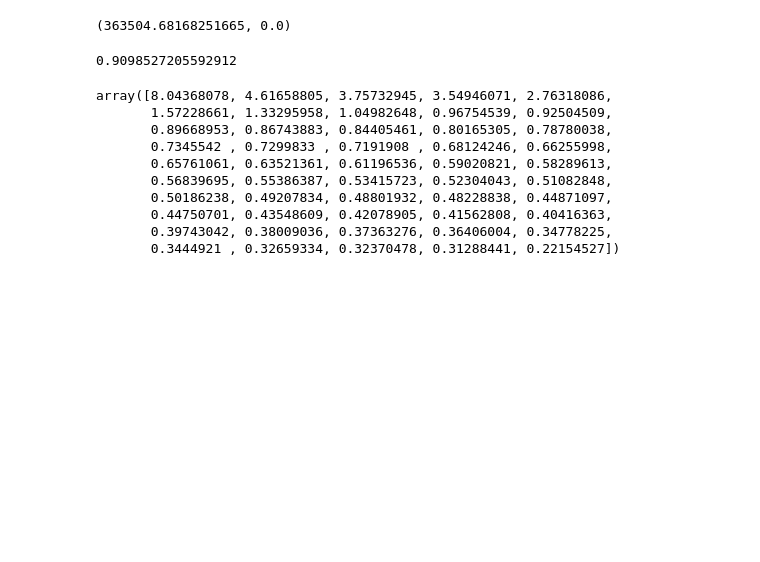
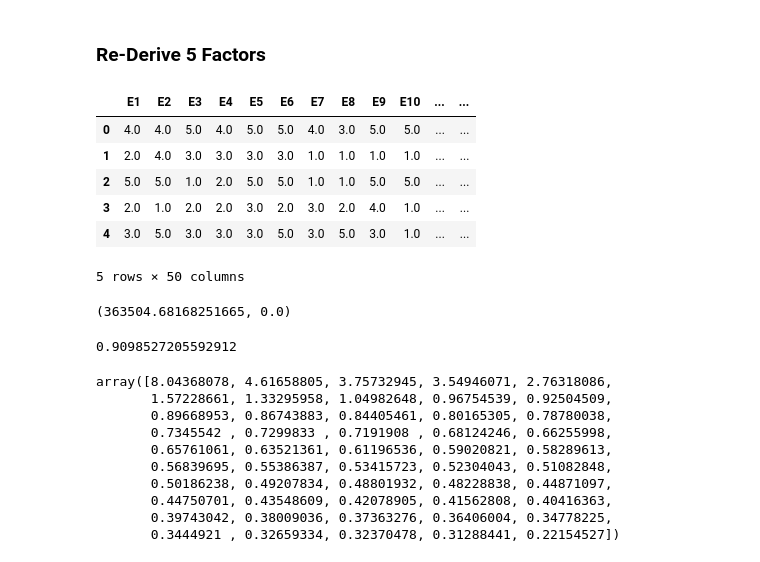
Before and after one commit to rorycochrane/Big5PersonalityModel, a Jupyter notebook: 2_Factor_Analysis.ipynb, the cells around one changed output. Saved outputs shown, nothing was run; the diff lists cells and outputs as text; code cells hidden in the pictures; blank space fills up the shorter version.

```diff
--- a/2_Factor_Analysis.ipynb
+++ b/2_Factor_Analysis.ipynb
@@ -13,6 +15,0 @@ df = pd.read_csv('answers.csv')
-# %%
-from factor_analyzer.factor_analyzer import calculate_bartlett_sphericity
-chi_square_value,p_value=calculate_bartlett_sphericity(df)
-chi_square_value, p_value
-# %% [output]
-(363504.68168251665, 0.0)
@@ -22,7 +16,33 @@ kmo_all,kmo_model=calculate_kmo(df)
-# %%
-kmo_model
-# %% [output]
-0.9098527205592912
+# %% [markdown]
+### Re-Derive 5 Factors
+# %%
+# load preprocessed data from notebook 1
+df = pd.read_csv('answers.csv')
+df.head()
+# %% [output]
+|  | E1 | E2 | E3 | E4 | E5 | E6 | E7 | E8 | E9 | E10 | ... | ... |
+| 0 | 4.0 | 4.0 | 5.0 | 4.0 | 5.0 | 5.0 | 4.0 | 3.0 | 5.0 | 5.0 | ... | ... |
+| 1 | 2.0 | 4.0 | 3.0 | 3.0 | 3.0 | 3.0 | 1.0 | 1.0 | 1.0 | 1.0 | ... | ... |
+| 2 | 5.0 | 5.0 | 1.0 | 2.0 | 5.0 | 5.0 | 1.0 | 1.0 | 5.0 | 5.0 | ... | ... |
+| 3 | 2.0 | 1.0 | 2.0 | 2.0 | 3.0 | 2.0 | 3.0 | 2.0 | 4.0 | 1.0 | ... | ... |
+| 4 | 3.0 | 5.0 | 3.0 | 3.0 | 3.0 | 5.0 | 3.0 | 5.0 | 3.0 | 1.0 | ... | ... |
+5 rows × 50 columns
+# %%
+# check if the variables correlate to one another
+from factor_analyzer.factor_analyzer import calculate_bartlett_sphericity
+chi_square_value,p_value=calculate_bartlett_sphericity(df)
+chi_square_value, p_value
+# p value is 0, the variables correlate to one another, so we can proceed with factor analysis
+# %% [output]
+(363504.68168251665, 0.0)
+# %%
+# use kmo test to estimate the proportion of variance among all observed variables
+from factor_analyzer.factor_analyzer import calculate_kmo
+kmo_all,kmo_model=calculate_kmo(df)
+kmo_model
+# kmo is ~0.91, much higher than the 0.6 threshold necessary for factor analysis
+# %% [output]
+0.9098527205592912
 # %%
 fa = FactorAnalyzer()
 fa.fit(df)
```
Also changed, not shown: parts of 9 cells of this notebook.
